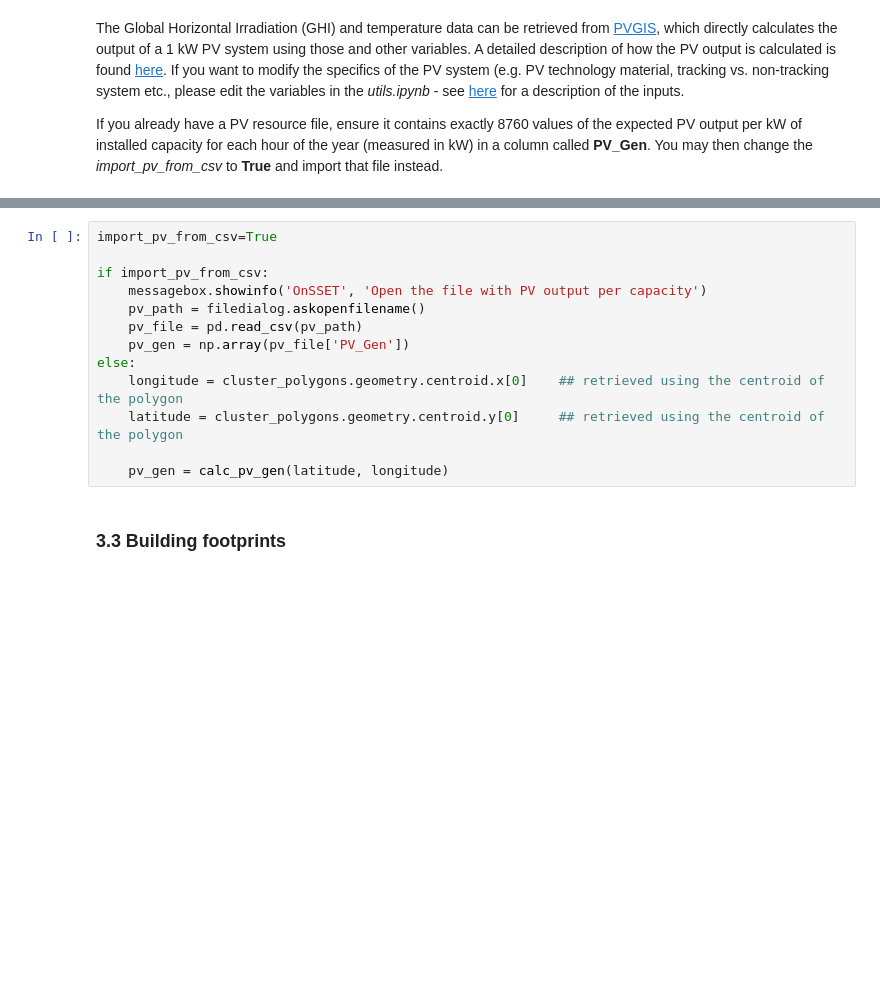
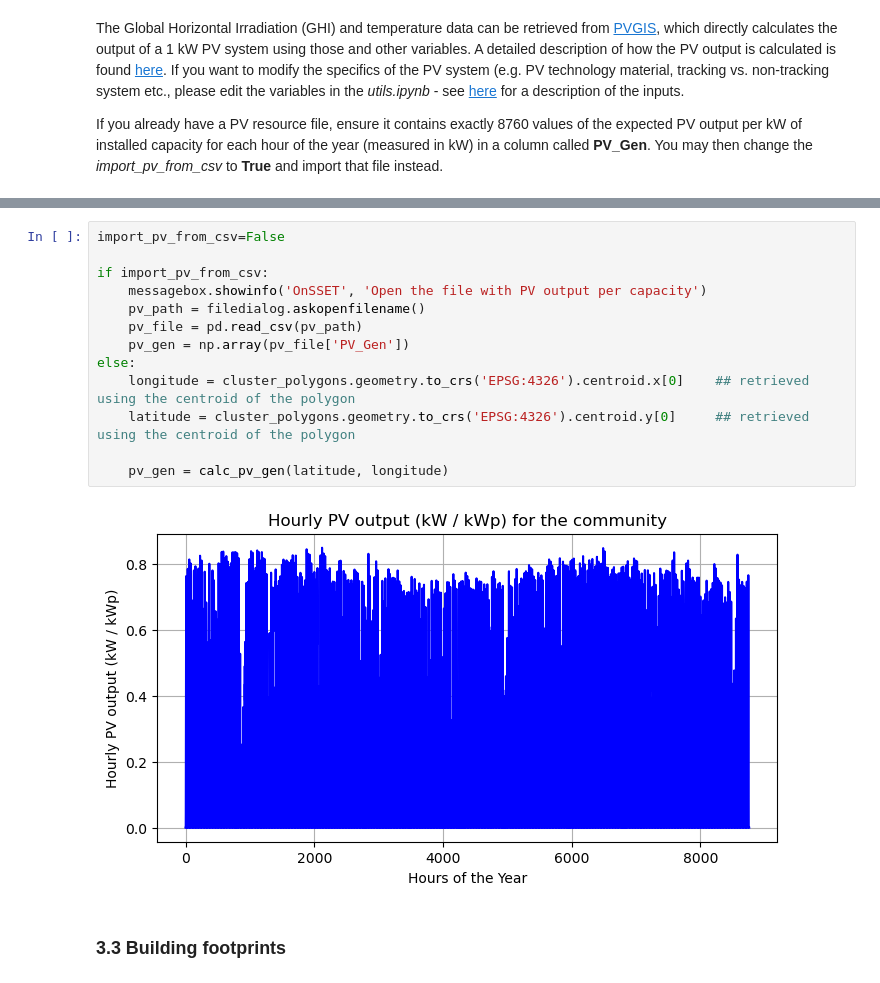
Before and after one commit to SEforALL-IEAP/OMG, a Jupyter notebook: OMG.ipynb, the cells around one changed output, grey strips where cells are left out. Cells and saved outputs as stored; diff of their text form; blank space fills up the shorter version.

```diff
--- a/OMG.ipynb
+++ b/OMG.ipynb
@@ -84,16 +134,18 @@ If you already have a PV resource file, ensure it contains exactly 8760 values o
 # %%
-import_pv_from_csv=True
+import_pv_from_csv=False
 
 if import_pv_from_csv:
     messagebox.showinfo('OnSSET', 'Open the file with PV output per capacity')
     pv_path = filedialog.askopenfilename()
     pv_file = pd.read_csv(pv_path)
     pv_gen = np.array(pv_file['PV_Gen'])
 else:
-    longitude = cluster_polygons.geometry.centroid.x[0]    ## retrieved using the centroid of the polygon
-    latitude = cluster_polygons.geometry.centroid.y[0]     ## retrieved using the centroid of the polygon
+    longitude = cluster_polygons.geometry.to_crs('EPSG:4326').centroid.x[0]    ## retrieved using the centroid of the polygon
+    latitude = cluster_polygons.geometry.to_crs('EPSG:4326').centroid.y[0]     ## retrieved using the centroid of the polygon
 
     pv_gen = calc_pv_gen(latitude, longitude)
+# %% [output]
+[figure, added]
 # %% [markdown]
 ### 3.3 Building footprints
 # %% [markdown]
```
Also changed, not shown: parts of 13 cells of this notebook, 2 other files.
